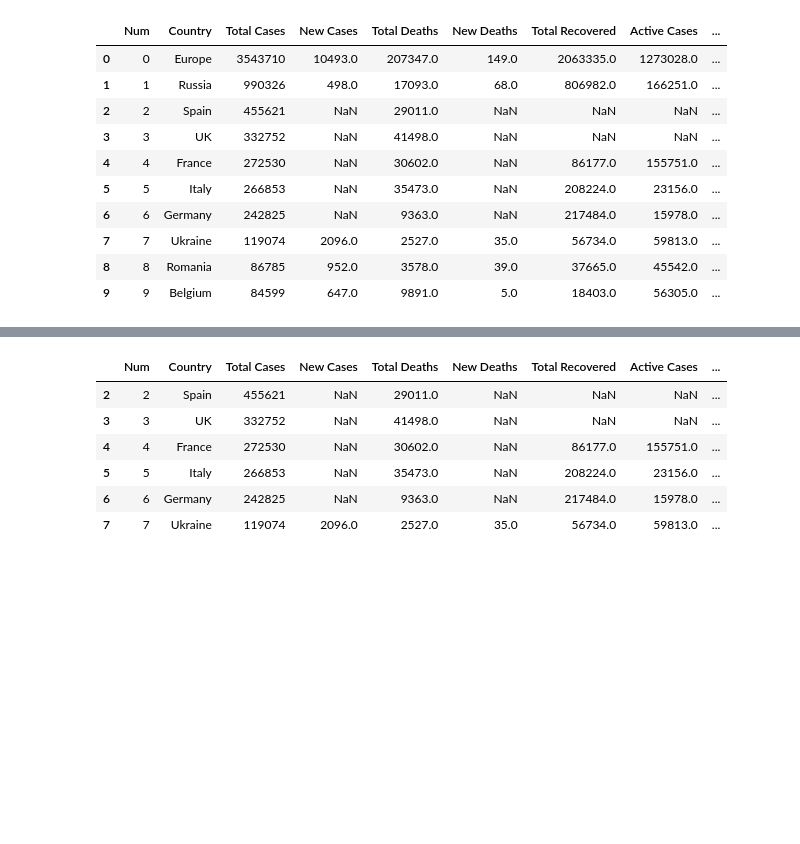
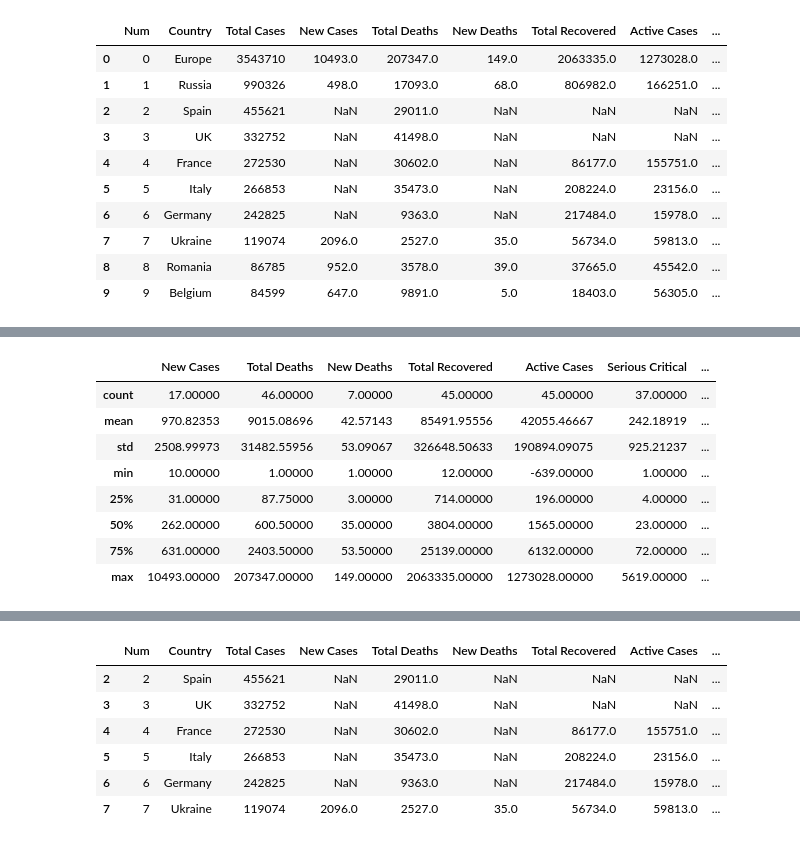
Before and after one commit to JALVARADORUIZ/Magister_BigData_UB, a Jupyter notebook: M2_AG1_GRUPO14.ipynb, the cells around one changed output, grey strips where cells are left out. Saved outputs shown, nothing was run; the diff lists cells and outputs as text; code cells hidden in the pictures; blank space fills up the shorter version.

```diff
--- a/M2_AG1_GRUPO14.ipynb
+++ b/M2_AG1_GRUPO14.ipynb
@@ -103,0 +124,12 @@ dtype: object
+# %%
+df.describe(include='float64')
+# %% [output]
+|  | New Cases | Total Deaths | New Deaths | Total Recovered | Active Cases | Serious Critical | ... |
+| count | 17.00000 | 46.00000 | 7.00000 | 45.00000 | 45.00000 | 37.00000 | ... |
+| mean | 970.82353 | 9015.08696 | 42.57143 | 85491.95556 | 42055.46667 | 242.18919 | ... |
+| std | 2508.99973 | 31482.55956 | 53.09067 | 326648.50633 | 190894.09075 | 925.21237 | ... |
+| min | 10.00000 | 1.00000 | 1.00000 | 12.00000 | -639.00000 | 1.00000 | ... |
+| 25% | 31.00000 | 87.75000 | 3.00000 | 714.00000 | 196.00000 | 4.00000 | ... |
+| 50% | 262.00000 | 600.50000 | 35.00000 | 3804.00000 | 1565.00000 | 23.00000 | ... |
+| 75% | 631.00000 | 2403.50000 | 53.50000 | 25139.00000 | 6132.00000 | 72.00000 | ... |
+| max | 10493.00000 | 207347.00000 | 149.00000 | 2063335.00000 | 1273028.00000 | 5619.00000 | ... |
```
Also changed, not shown: parts of 22 cells of this notebook.
